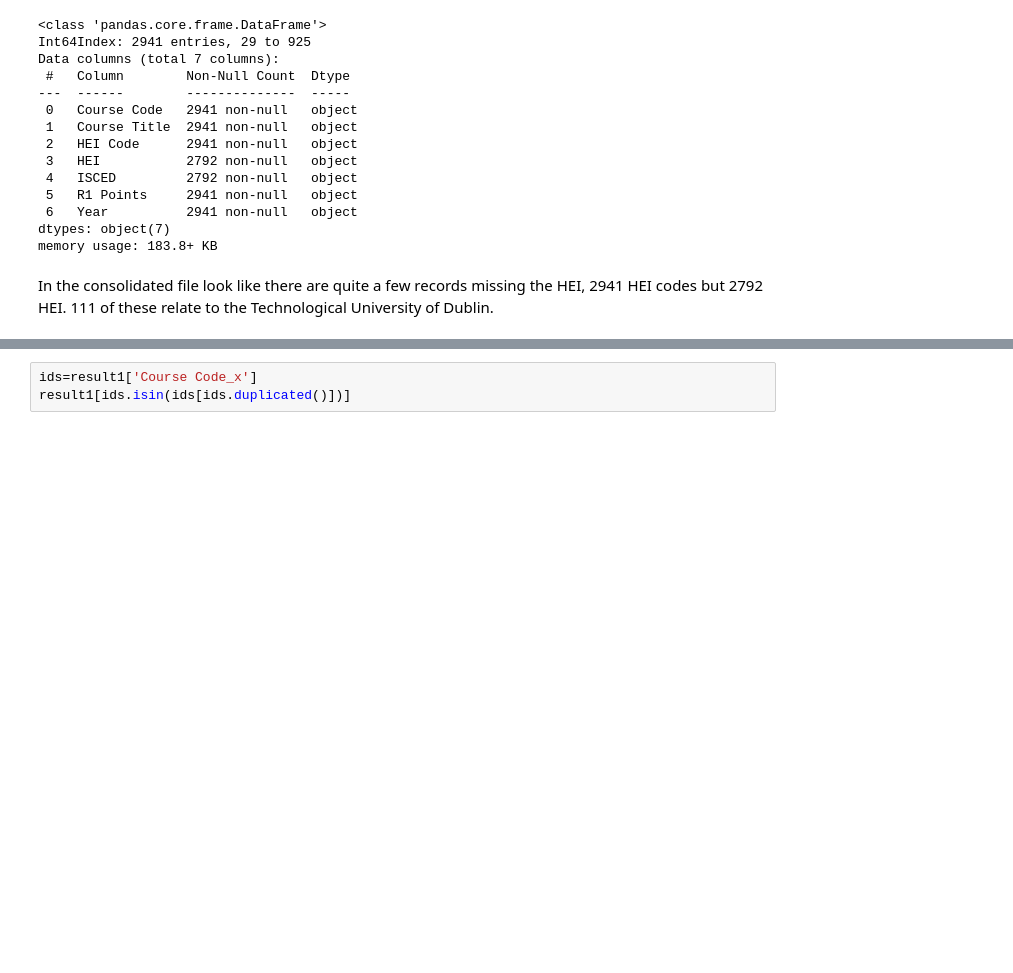
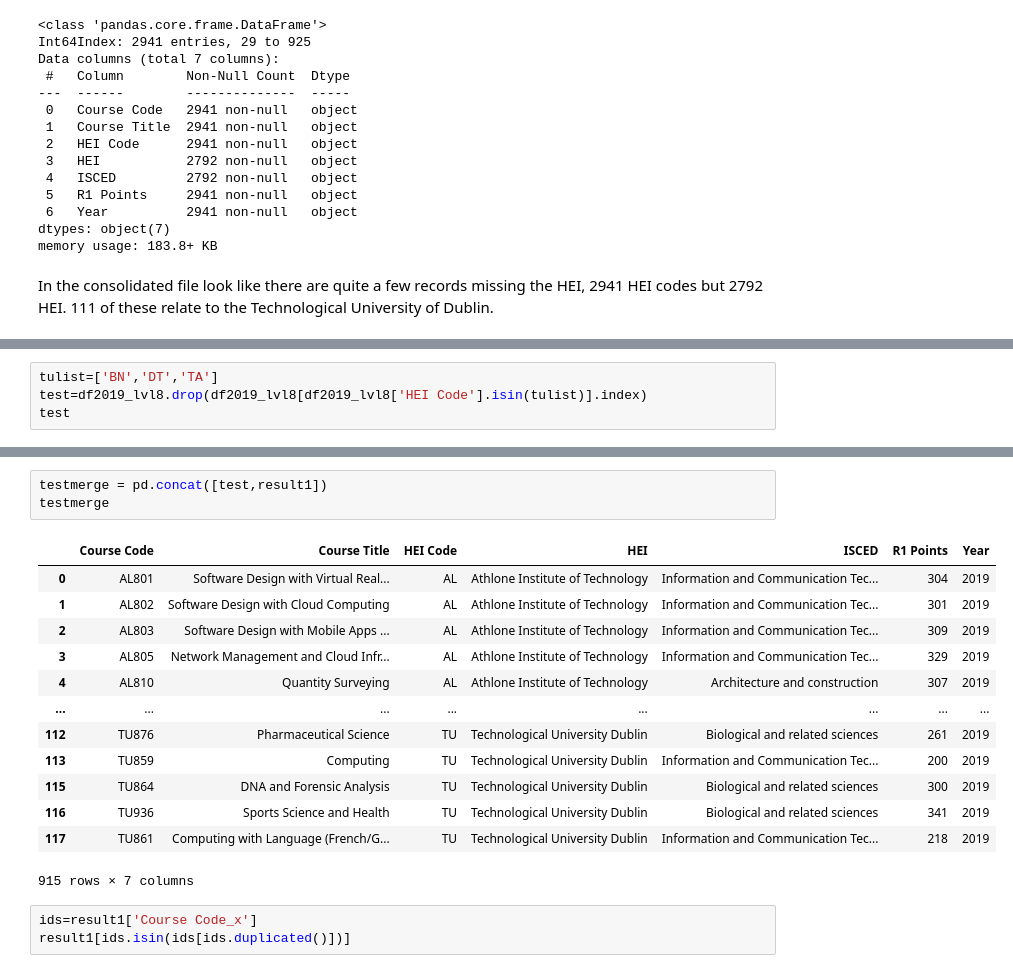
Before and after one commit to donneger/data_analysis_assessment, a Jupyter notebook: cao.ipynb, the cells around one changed output, grey strips where cells are left out. Cells and saved outputs as stored; diff of their text form; blank space fills up the shorter version.

```diff
--- a/cao.ipynb
+++ b/cao.ipynb
@@ -587,0 +613,4 @@ result1
+# %%
+tulist=['BN','DT','TA']
+test=df2019_lvl8.drop(df2019_lvl8[df2019_lvl8['HEI Code'].isin(tulist)].index)
+test
@@ -588,3 +631,20 @@ result1
+# %%
+testmerge = pd.concat([test,result1])
+testmerge
+# %% [output]
+|  | Course Code | Course Title | HEI Code | HEI | ISCED | R1 Points | Year |
+| 0 | AL801 | Software Design with Virtual Real... | AL | Athlone Institute of Technology | Information and Communication Tec... | 304 | 2019 |
+| 1 | AL802 | Software Design with Cloud Computing | AL | Athlone Institute of Technology | Information and Communication Tec... | 301 | 2019 |
+| 2 | AL803 | Software Design with Mobile Apps ... | AL | Athlone Institute of Technology | Information and Communication Tec... | 309 | 2019 |
+| 3 | AL805 | Network Management and Cloud Infr... | AL | Athlone Institute of Technology | Information and Communication Tec... | 329 | 2019 |
+| 4 | AL810 | Quantity Surveying | AL | Athlone Institute of Technology | Architecture and construction | 307 | 2019 |
+| ... | ... | ... | ... | ... | ... | ... | ... |
+| 112 | TU876 | Pharmaceutical Science | TU | Technological University Dublin | Biological and related sciences | 261 | 2019 |
+| 113 | TU859 | Computing | TU | Technological University Dublin | Information and Communication Tec... | 200 | 2019 |
+| 115 | TU864 | DNA and Forensic Analysis | TU | Technological University Dublin | Biological and related sciences | 300 | 2019 |
+| 116 | TU936 | Sports Science and Health | TU | Technological University Dublin | Biological and related sciences | 341 | 2019 |
+| 117 | TU861 | Computing with Language (French/G... | TU | Technological University Dublin | Information and Communication Tec... | 218 | 2019 |
+915 rows × 7 columns
 # %%
 ids=result1['Course Code_x']
 result1[ids.isin(ids[ids.duplicated()])]
```
Also changed, not shown: parts of 5 cells of this notebook.
